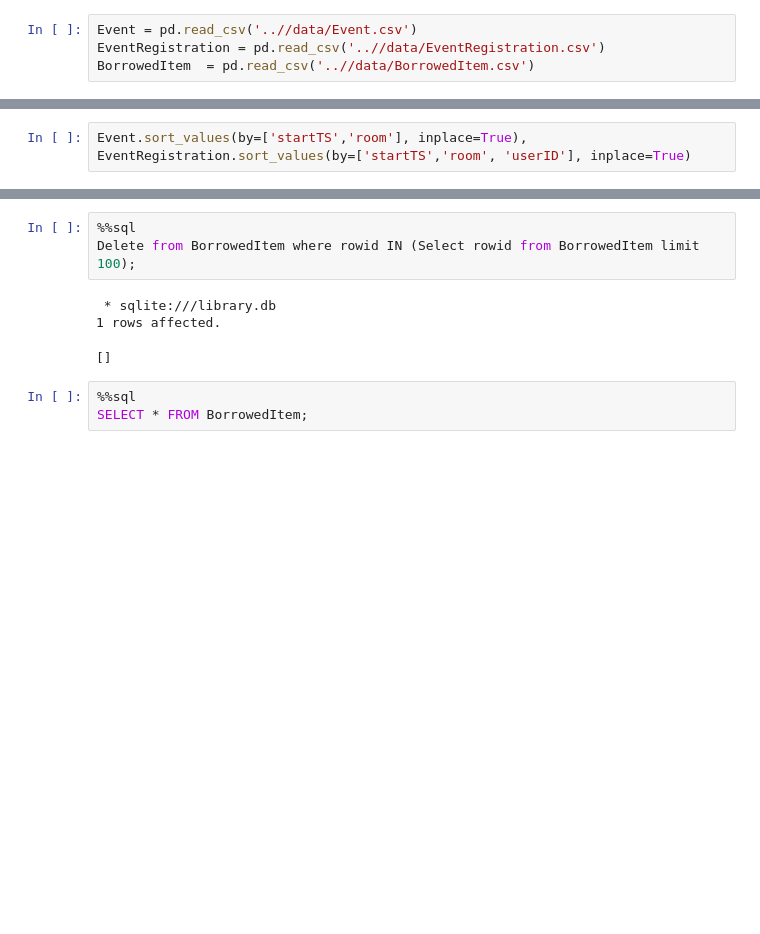
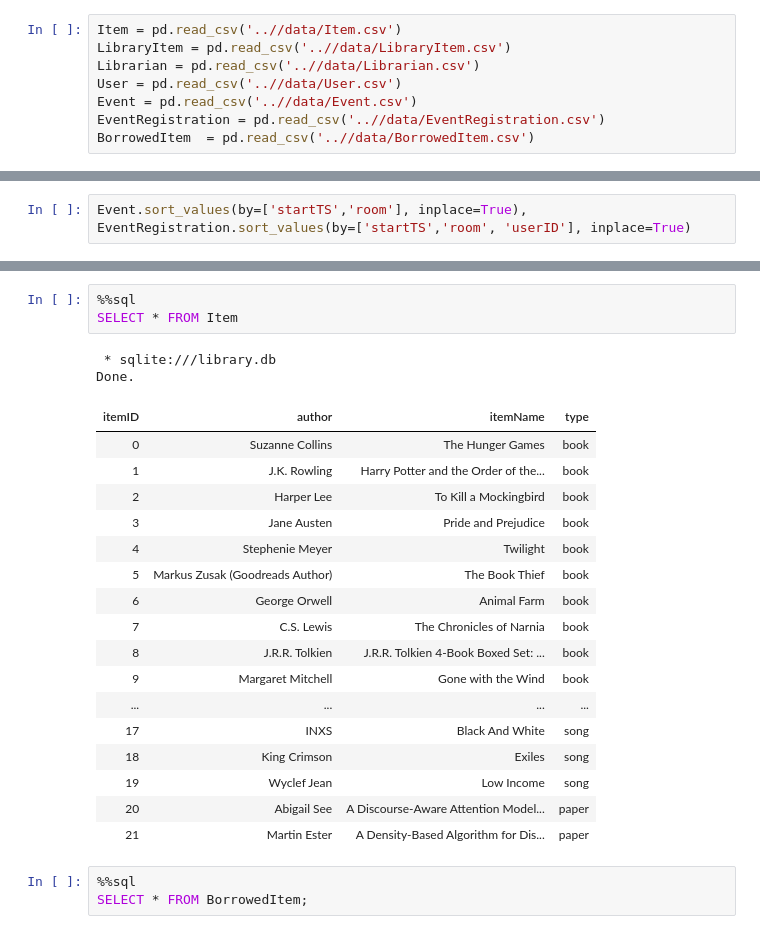
Before and after one commit to dreaminred/cmpt354-miniproject, a Jupyter notebook: notebooks/db-design.ipynb, the cells around one changed output, grey strips where cells are left out. Cells and saved outputs as stored; diff of their text form; blank space fills up the shorter version.

```diff
--- a/notebooks/db-design.ipynb
+++ b/notebooks/db-design.ipynb
@@ -557,6 +525,10 @@ BorrowedItem.to_csv('..//data/BorrowedItem.csv')
 # %% [markdown]
 ## Event and Registration
 # %%
+Item = pd.read_csv('..//data/Item.csv')
+LibraryItem = pd.read_csv('..//data/LibraryItem.csv')
+Librarian = pd.read_csv('..//data/Librarian.csv')
+User = pd.read_csv('..//data/User.csv')
 Event = pd.read_csv('..//data/Event.csv')
 EventRegistration = pd.read_csv('..//data/EventRegistration.csv')
 BorrowedItem  = pd.read_csv('..//data/BorrowedItem.csv')
@@ -587,13 +560,29 @@ Event.to_sql('Event', con=engine, if_exists='append', index=False)
 EventRegistration.to_sql('EventRegistration', con=engine, if_exists='append', index=False)
 # %% [output]
 9
-# %%
-%%sql
-Delete from BorrowedItem where rowid IN (Select rowid from BorrowedItem limit 100);
-# %% [output]
- * sqlite:///library.db
-1 rows affected.
-[]
+# %%
+%%sql
+SELECT * FROM Item
+# %% [output]
+ * sqlite:///library.db
+Done.
+| itemID | author | itemName | type |
+| 0 | Suzanne Collins | The Hunger Games | book |
+| 1 | J.K. Rowling | Harry Potter and the Order of the... | book |
+| 2 | Harper Lee | To Kill a Mockingbird | book |
+| 3 | Jane Austen | Pride and Prejudice | book |
+| 4 | Stephenie Meyer | Twilight | book |
+| 5 | Markus Zusak (Goodreads Author) | The Book Thief | book |
+| 6 | George Orwell | Animal Farm | book |
+| 7 | C.S. Lewis | The Chronicles of Narnia | book |
+| 8 | J.R.R. Tolkien | J.R.R. Tolkien 4-Book Boxed Set: ... | book |
+| 9 | Margaret Mitchell | Gone with the Wind | book |
+| ... | ... | ... | ... |
+| 17 | INXS | Black And White | song |
+| 18 | King Crimson | Exiles | song |
+| 19 | Wyclef Jean | Low Income | song |
+| 20 | Abigail See | A Discourse-Aware Attention Model... | paper |
+| 21 | Martin Ester | A Density-Based Algorithm for Dis... | paper |
 # %%
 %%sql
 SELECT * FROM BorrowedItem;
```
Also changed, not shown: parts of 9 cells of this notebook, 3 other files.
